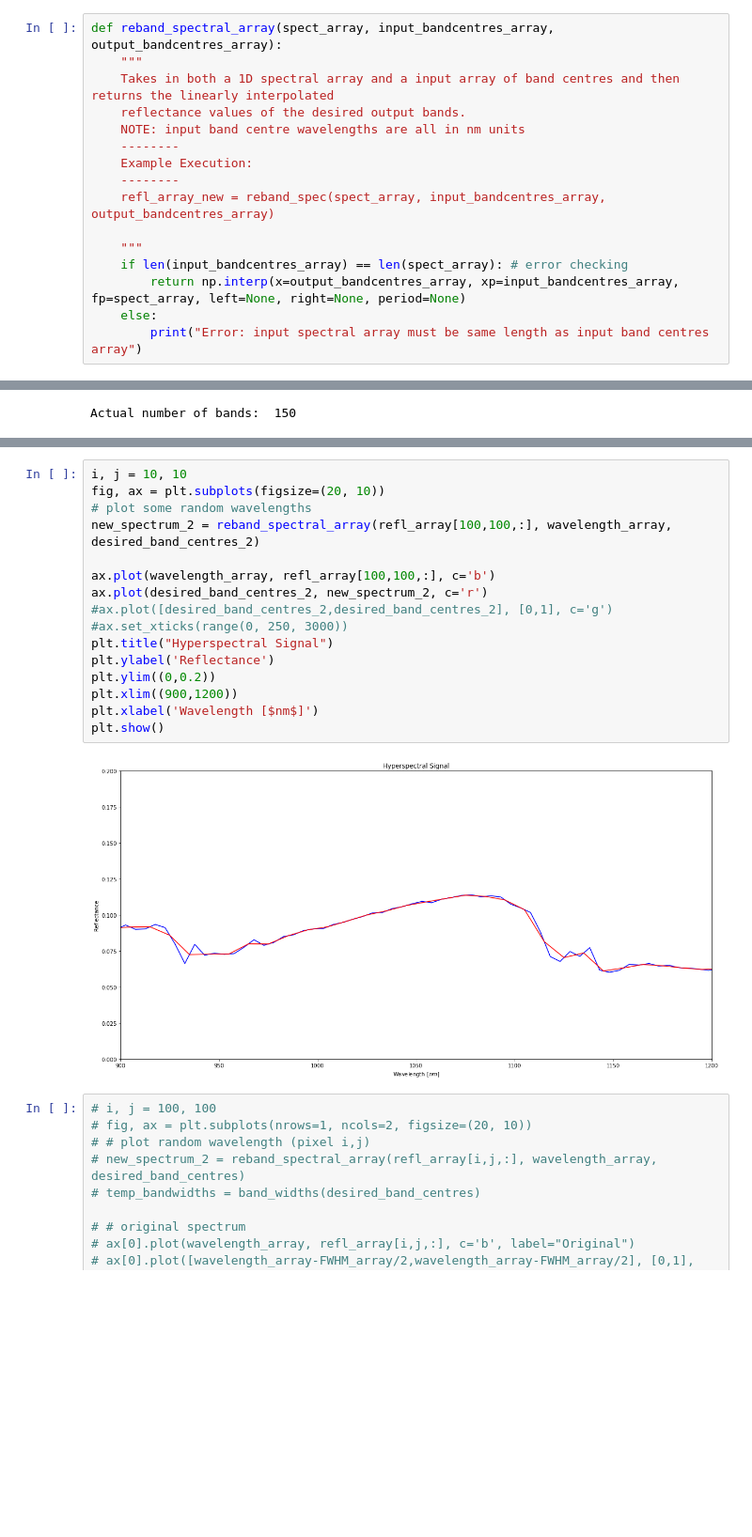
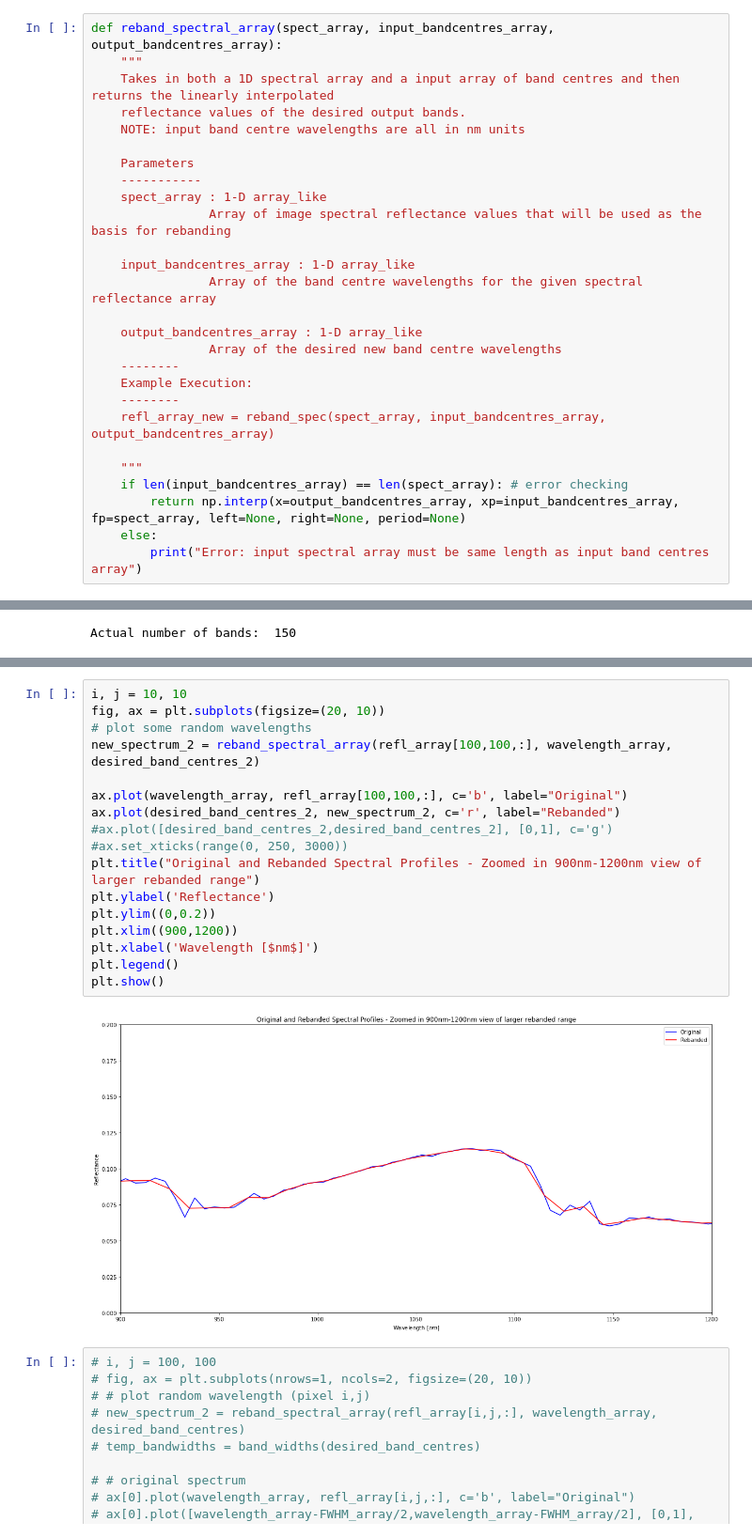
Before and after one commit to cjstewart/hyperspectral-project, a Jupyter notebook: notebooks/hyperspectral_EDA.ipynb, the cells around one changed output, grey strips where cells are left out. Shown at 94% size. Drawn from its saved outputs; the diff is of its cells as text; blank space fills up the shorter version.

Commit message:
Finishes technical note on down-sampling and further clean up of graphs

```diff
--- a/notebooks/hyperspectral_EDA.ipynb
+++ b/notebooks/hyperspectral_EDA.ipynb
@@ -584,6 +618,17 @@ def reband_spectral_array(spect_array, input_bandcentres_array, output_bandcentr
     Takes in both a 1D spectral array and a input array of band centres and then returns the linearly interpolated
     reflectance values of the desired output bands.
     NOTE: input band centre wavelengths are all in nm units
+
+    Parameters
+    -----------
+    spect_array : 1-D array_like
+                Array of image spectral reflectance values that will be used as the basis for rebanding
+
+    input_bandcentres_array : 1-D array_like
+                Array of the band centre wavelengths for the given spectral reflectance array
+
+    output_bandcentres_array : 1-D array_like
+                Array of the desired new band centre wavelengths
     --------
     Example Execution:
     --------
@@ -772,21 +818,22 @@ plt.show()
 # %%
 i, j = 10, 10
 fig, ax = plt.subplots(figsize=(20, 10))
 # plot some random wavelengths
 new_spectrum_2 = reband_spectral_array(refl_array[100,100,:], wavelength_array, desired_band_centres_2)
 
-ax.plot(wavelength_array, refl_array[100,100,:], c='b')
-ax.plot(desired_band_centres_2, new_spectrum_2, c='r')
+ax.plot(wavelength_array, refl_array[100,100,:], c='b', label="Original")
+ax.plot(desired_band_centres_2, new_spectrum_2, c='r', label="Rebanded")
 #ax.plot([desired_band_centres_2,desired_band_centres_2], [0,1], c='g')
 #ax.set_xticks(range(0, 250, 3000))
-plt.title("Hyperspectral Signal")
+plt.title("Original and Rebanded Spectral Profiles - Zoomed in 900nm-1200nm view of larger rebanded range")
 plt.ylabel('Reflectance')
 plt.ylim((0,0.2))
 plt.xlim((900,1200))
 plt.xlabel('Wavelength [$nm$]')
+plt.legend()
 plt.show()
 # %% [output]
-[figure, old version]
+[figure, new version]
 # %%
 # i, j = 100, 100
 # fig, ax = plt.subplots(nrows=1, ncols=2, figsize=(20, 10))
```
Also changed, not shown: parts of 12 cells of this notebook, 1 other file.
